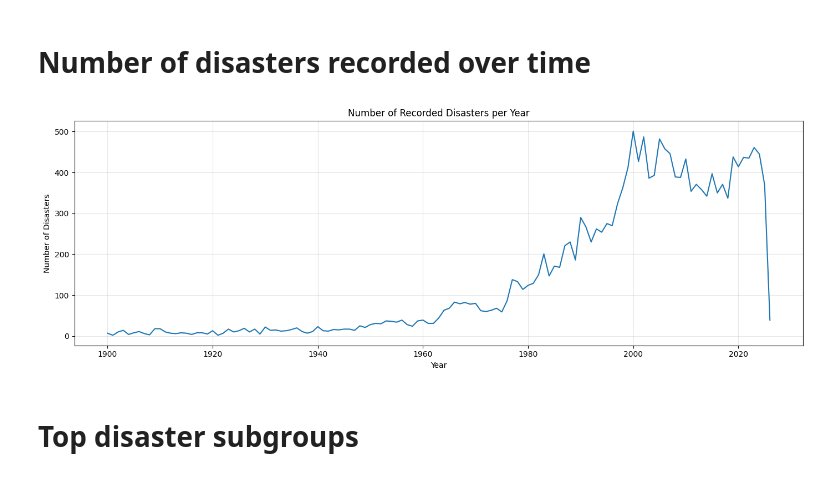
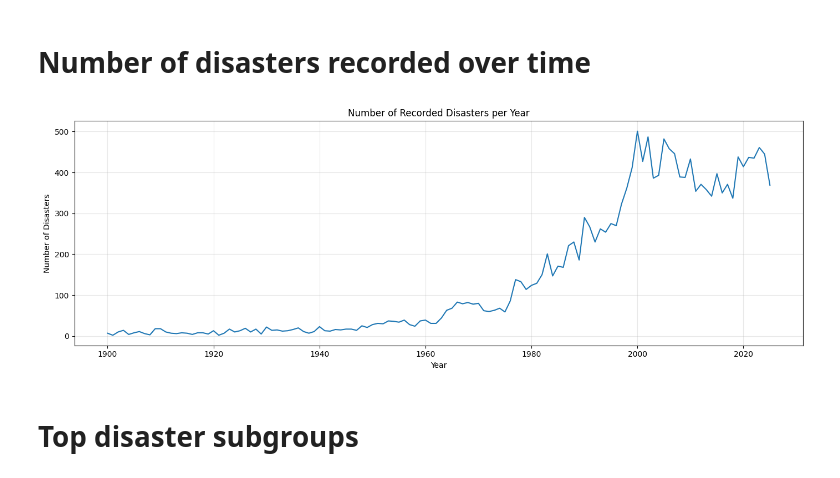
Before and after one commit to com-480-data-visualization/GlobalDisaster, a Jupyter notebook: exploration/data_exploration.ipynb, the cells around one changed output. Saved outputs shown, nothing was run; the diff lists cells and outputs as text; code cells hidden in the pictures.

```diff
--- a/exploration/data_exploration.ipynb
+++ b/exploration/data_exploration.ipynb
@@ -222,19 +234,19 @@ End Year range: 1900 to 2026
 # %% [markdown]
 # Number of disasters recorded over time
 # %%
-
-events_per_year = eda_df["Start_Year"].value_counts().sort_index()
+time_df = eda_df[eda_df["Start_Year"] < 2026].copy()
+events_per_year = time_df["Start_Year"].value_counts().sort_index()
 
 plt.figure(figsize=(14, 5))
 events_per_year.plot()
 plt.title("Number of Recorded Disasters per Year")
 plt.xlabel("Year")
 plt.ylabel("Number of Disasters")
 plt.grid(True, alpha=0.3)
 plt.tight_layout()
 plt.show()
 # %% [output]
-[figure, old version]
+[figure, new version]
 # %% [markdown]
 # Top disaster subgroups
 # %%
```
Also changed, not shown: parts of 12 cells of this notebook.
